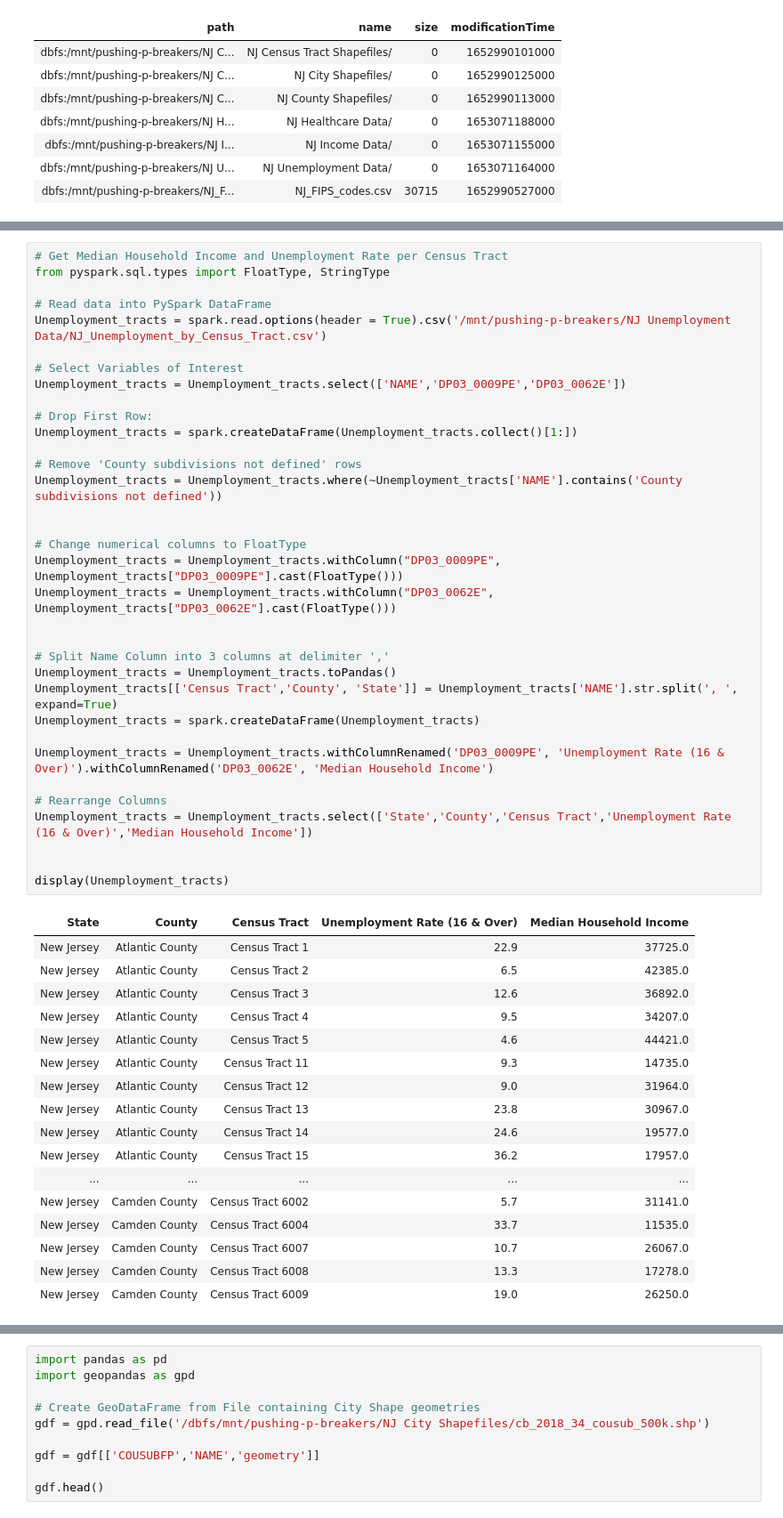
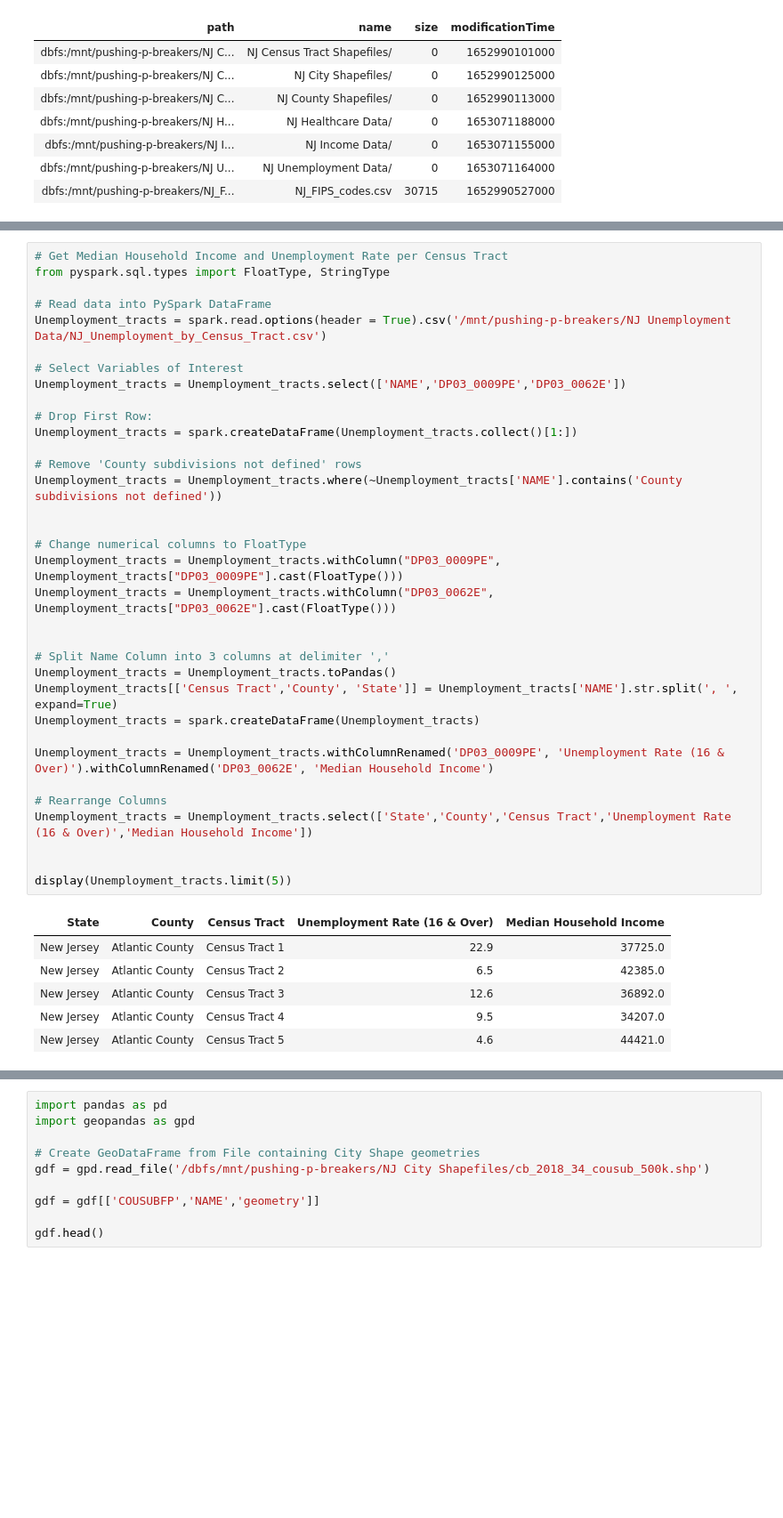
Before and after one commit to Myself1214/Pushing-P-Breakers, a Jupyter notebook: Code/Capstone_Project_ETL.ipynb, the cells around one changed output, grey strips where cells are left out. Shown at 89% size. Cells and saved outputs as stored; diff of their text form; blank space fills up the shorter version.

```diff
--- a/Code/Capstone_Project_ETL.ipynb
+++ b/Code/Capstone_Project_ETL.ipynb
@@ -419,42 +364,31 @@ Unemployment_tracts = Unemployment_tracts.select(['NAME','DP03_0009PE','DP03_006
 # Drop First Row:
 Unemployment_tracts = spark.createDataFrame(Unemployment_tracts.collect()[1:])
 
 # Remove 'County subdivisions not defined' rows
 Unemployment_tracts = Unemployment_tracts.where(~Unemployment_tracts['NAME'].contains('County subdivisions not defined'))
 
 
 # Change numerical columns to FloatType
 Unemployment_tracts = Unemployment_tracts.withColumn("DP03_0009PE", Unemployment_tracts["DP03_0009PE"].cast(FloatType()))
 Unemployment_tracts = Unemployment_tracts.withColumn("DP03_0062E", Unemployment_tracts["DP03_0062E"].cast(FloatType()))
 
 
 # Split Name Column into 3 columns at delimiter ','
 Unemployment_tracts = Unemployment_tracts.toPandas()
 Unemployment_tracts[['Census Tract','County', 'State']] = Unemployment_tracts['NAME'].str.split(', ', expand=True)
 Unemployment_tracts = spark.createDataFrame(Unemployment_tracts)
 
 Unemployment_tracts = Unemployment_tracts.withColumnRenamed('DP03_0009PE', 'Unemployment Rate (16 & Over)').withColumnRenamed('DP03_0062E', 'Median Household Income')
 
 # Rearrange Columns
 Unemployment_tracts = Unemployment_tracts.select(['State','County','Census Tract','Unemployment Rate (16 & Over)','Median Household Income'])
 
 
-display(Unemployment_tracts)
+display(Unemployment_tracts.limit(5))
 # %% [output]
 | State | County | Census Tract | Unemployment Rate (16 & Over) | Median Household Income |
 | New Jersey | Atlantic County | Census Tract 1 | 22.9 | 37725.0 |
 | New Jersey | Atlantic County | Census Tract 2 | 6.5 | 42385.0 |
 | New Jersey | Atlantic County | Census Tract 3 | 12.6 | 36892.0 |
 | New Jersey | Atlantic County | Census Tract 4 | 9.5 | 34207.0 |
 | New Jersey | Atlantic County | Census Tract 5 | 4.6 | 44421.0 |
-| New Jersey | Atlantic County | Census Tract 11 | 9.3 | 14735.0 |
-| New Jersey | Atlantic County | Census Tract 12 | 9.0 | 31964.0 |
-| New Jersey | Atlantic County | Census Tract 13 | 23.8 | 30967.0 |
-| New Jersey | Atlantic County | Census Tract 14 | 24.6 | 19577.0 |
-| New Jersey | Atlantic County | Census Tract 15 | 36.2 | 17957.0 |
-| ... | ... | ... | ... | ... |
-| New Jersey | Camden County | Census Tract 6002 | 5.7 | 31141.0 |
-| New Jersey | Camden County | Census Tract 6004 | 33.7 | 11535.0 |
-| New Jersey | Camden County | Census Tract 6007 | 10.7 | 26067.0 |
-| New Jersey | Camden County | Census Tract 6008 | 13.3 | 17278.0 |
-| New Jersey | Camden County | Census Tract 6009 | 19.0 | 26250.0 |
```
Also changed, not shown: parts of 8 cells of this notebook, 2 other files.
